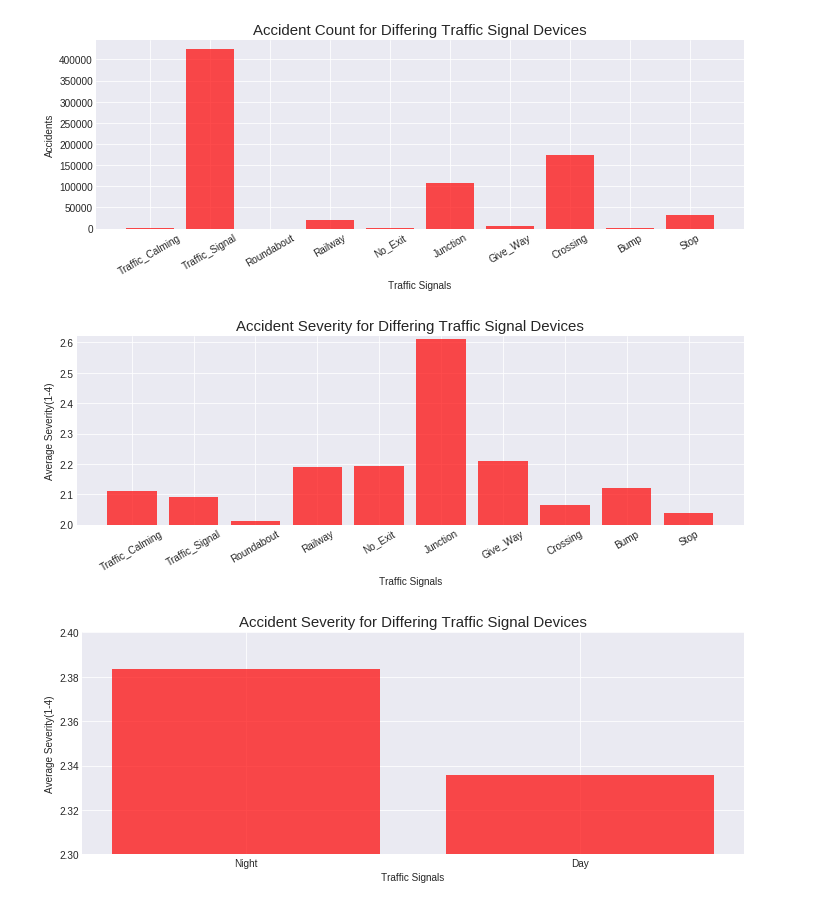
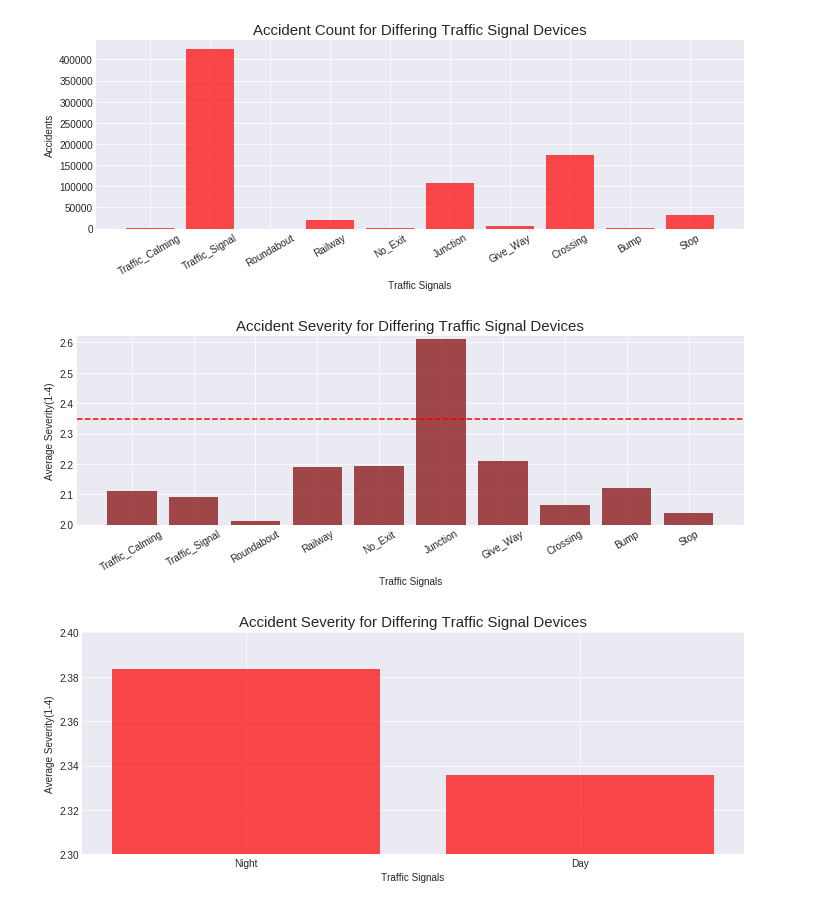
Before and after one commit to ddiaz164/Traffic_Accidents_US, a Jupyter notebook: notebooks/corr_analysis.ipynb, the cells around one changed output. Saved outputs shown, nothing was run; the diff lists cells and outputs as text; code cells hidden in the pictures.

```diff
--- a/notebooks/corr_analysis.ipynb
+++ b/notebooks/corr_analysis.ipynb
@@ -188,16 +192,17 @@ plt.tight_layout()
 [figure]
 # %%
 fig, ax = plt.subplots(figsize=(10,4))
-ax.bar(traffic, t_means, color='r', alpha=.7)
+ax.bar(traffic, t_means, color='maroon', alpha=.7)
 ax.set_ylim(2,2.62)
 plt.xticks(rotation=30)
+ax.axhline(np.mean(data['Severity']), linestyle='--', color='r')
 ax.set_xlabel('Traffic Signals')
 ax.set_ylabel('Average Severity(1-4)')
 ax.set_title('Accident Severity for Differing Traffic Signal Devices', size=15)
 plt.savefig('../images/sev_traffic.png')
 plt.tight_layout()
 # %% [output]
-[figure, old version]
+[figure, new version]
 # %%
 Night = corr_df[corr_df['Night']==True]
 Day = corr_df[corr_df['Night']==False]
```
Also changed, not shown: parts of 23 cells of this notebook, 7 other files.
